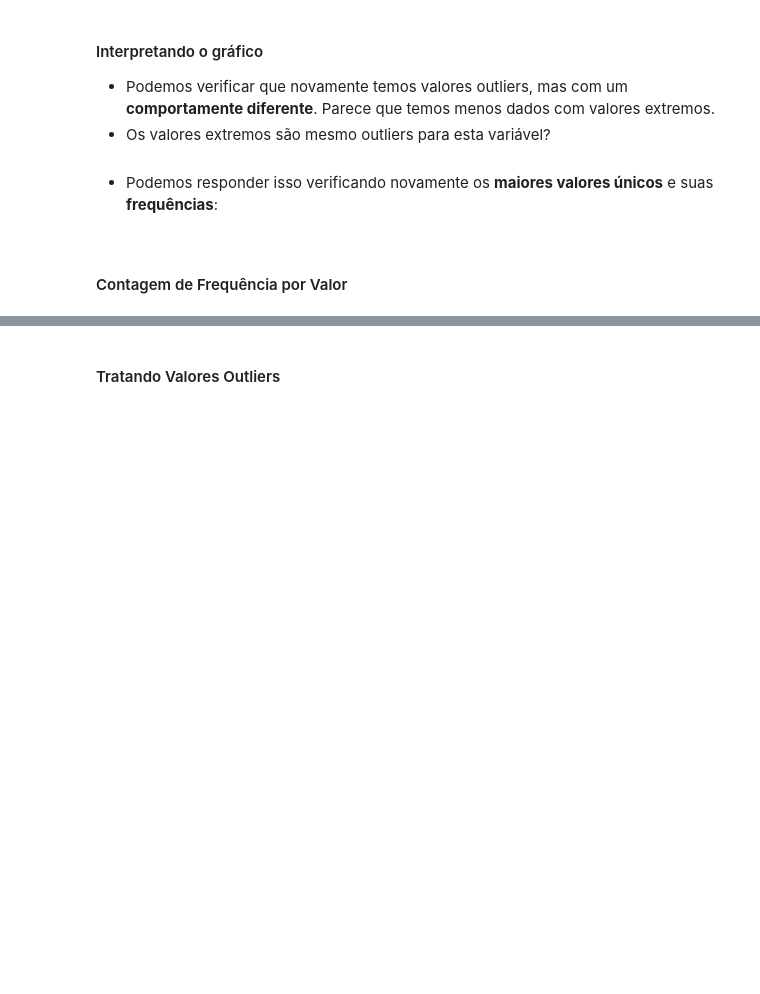
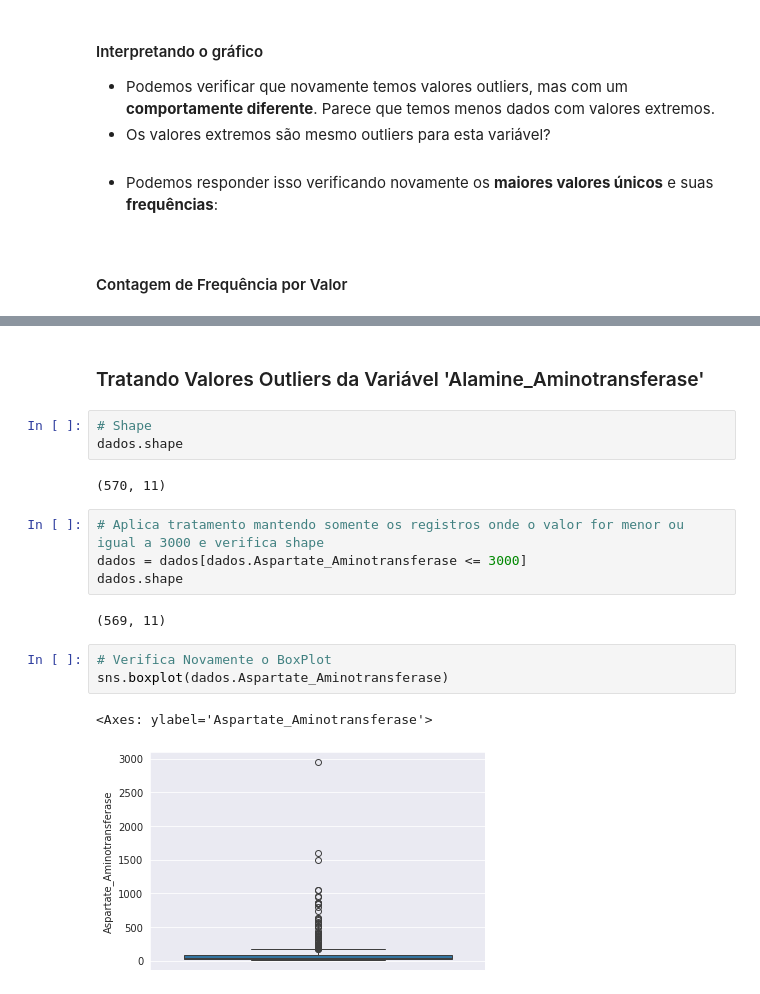
Before and after one commit to EduardoBran/Python_-_Machine_Learning, a Jupyter notebook: 01-Mini-Projeto_-_Construcao_Treinamento_Avaliacao_e_Selecao_de_Modelos_Para_Classificacao.ipynb, the cells around one changed output, grey strips where cells are left out. Drawn from its saved outputs; the diff is of its cells as text; blank space fills up the shorter version.

Commit message:
realizando a verificacao e tratamento de valores outliers - parte 2

```diff
--- a/01-Mini-Projeto_-_Construcao_Treinamento_Avaliacao_e_Selecao_de_Modelos_Para_Classificacao.ipynb
+++ b/01-Mini-Projeto_-_Construcao_Treinamento_Avaliacao_e_Selecao_de_Modelos_Para_Classificacao.ipynb
@@ -722,2 +728,19 @@ Name: Aspartate_Aminotransferase, dtype: int64
 # %% [markdown]
-#### Tratando Valores Outliers
+### Tratando Valores Outliers da Variável 'Alamine_Aminotransferase'
+# %%
+# Shape
+dados.shape
+# %% [output]
+(570, 11)
+# %%
+# Aplica tratamento mantendo somente os registros onde o valor for menor ou igual a 3000 e verifica shape
+dados = dados[dados.Aspartate_Aminotransferase <= 3000]
+dados.shape
+# %% [output]
+(569, 11)
+# %%
+# Verifica Novamente o BoxPlot
+sns.boxplot(dados.Aspartate_Aminotransferase)
+# %% [output]
+<Axes: ylabel='Aspartate_Aminotransferase'>
+[figure, added]
```
Also changed, not shown: parts of 29 cells of this notebook, 1 other file.
